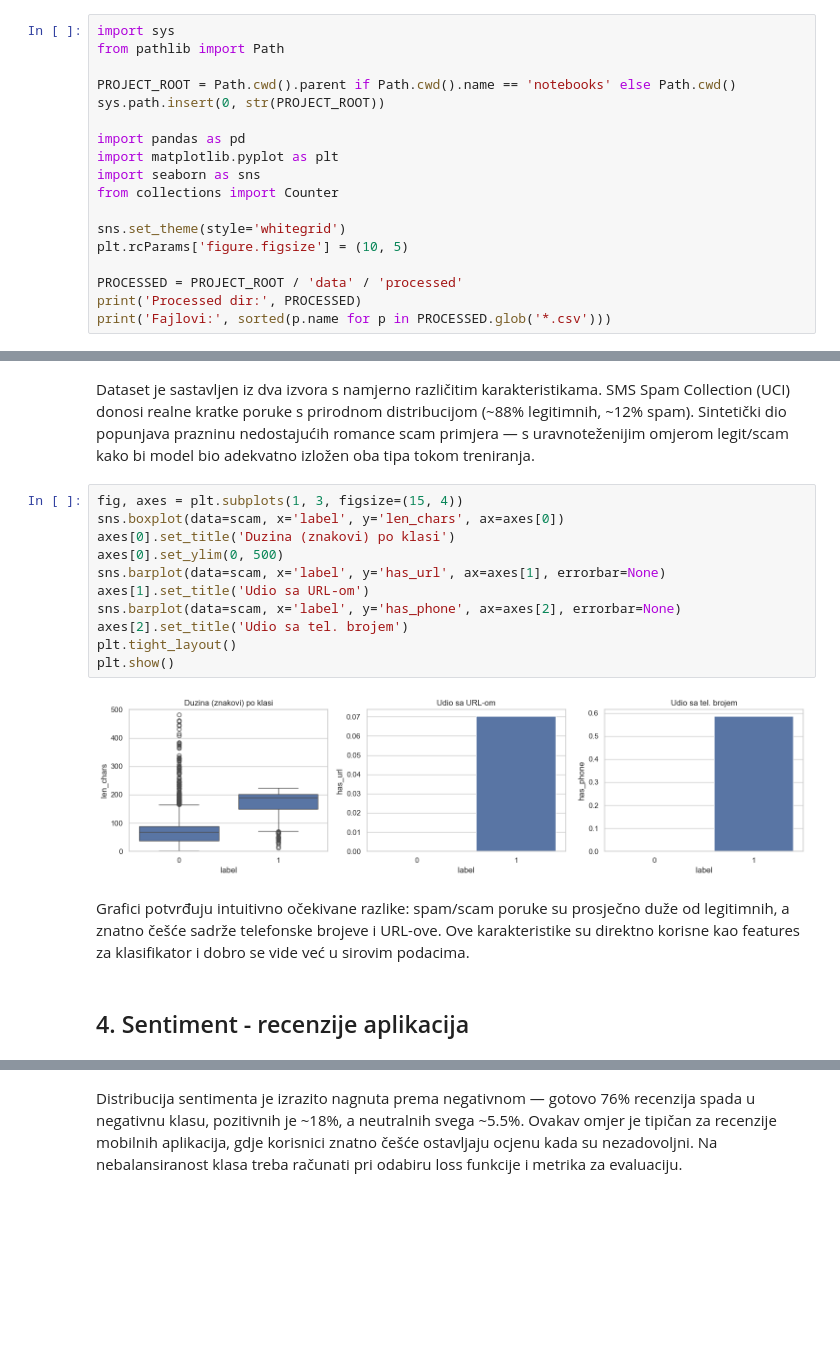
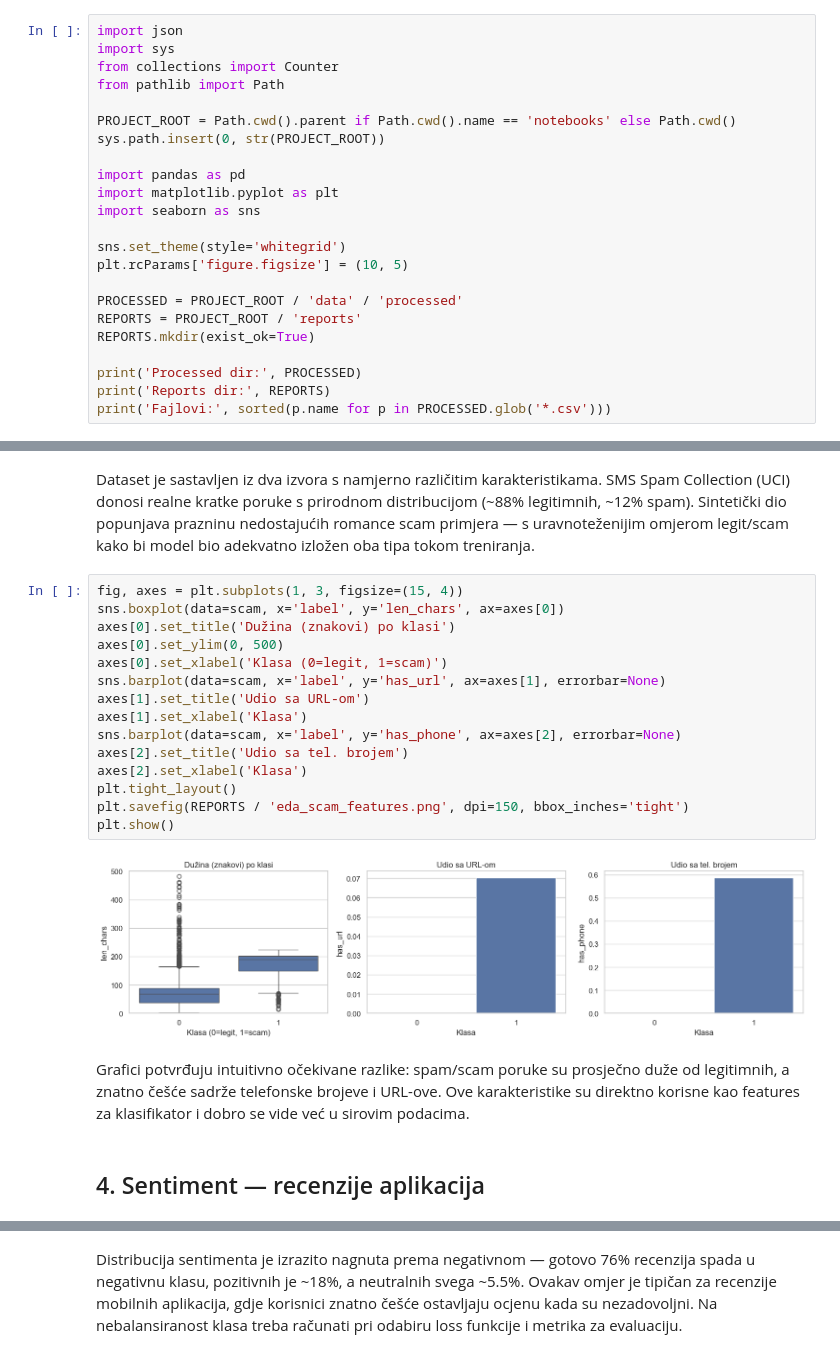
Before and after one commit to NBP-Tim-10/dating-nlp, a Jupyter notebook: notebooks/01_eda.ipynb, the cells around one changed output, grey strips where cells are left out. Drawn from its saved outputs; the diff is of its cells as text; blank space fills up the shorter version.

```diff
--- a/notebooks/01_eda.ipynb
+++ b/notebooks/01_eda.ipynb
@@ -13,7 +13,9 @@ Podaci su prikupljeni i obrađeni kroz pipeline s tri faze:
 
 Sve izlazne datoteke nalaze se u `data/processed/`.
 # %%
+import json
 import sys
+from collections import Counter
 from pathlib import Path
 
 PROJECT_ROOT = Path.cwd().parent if Path.cwd().name == 'notebooks' else Path.cwd()
@@ -22,12 +24,15 @@ sys.path.insert(0, str(PROJECT_ROOT))
 import pandas as pd
 import matplotlib.pyplot as plt
 import seaborn as sns
-from collections import Counter
 
 sns.set_theme(style='whitegrid')
 plt.rcParams['figure.figsize'] = (10, 5)
 
 PROCESSED = PROJECT_ROOT / 'data' / 'processed'
+REPORTS = PROJECT_ROOT / 'reports'
+REPORTS.mkdir(exist_ok=True)
+
 print('Processed dir:', PROCESSED)
+print('Reports dir:', REPORTS)
 print('Fajlovi:', sorted(p.name for p in PROCESSED.glob('*.csv')))
 # %% [output]
@@ -128,20 +148,24 @@ Dataset je sastavljen iz dva izvora s namjerno različitim karakteristikama. SMS
 # %%
 fig, axes = plt.subplots(1, 3, figsize=(15, 4))
 sns.boxplot(data=scam, x='label', y='len_chars', ax=axes[0])
-axes[0].set_title('Duzina (znakovi) po klasi')
+axes[0].set_title('Dužina (znakovi) po klasi')
 axes[0].set_ylim(0, 500)
+axes[0].set_xlabel('Klasa (0=legit, 1=scam)')
 sns.barplot(data=scam, x='label', y='has_url', ax=axes[1], errorbar=None)
 axes[1].set_title('Udio sa URL-om')
+axes[1].set_xlabel('Klasa')
 sns.barplot(data=scam, x='label', y='has_phone', ax=axes[2], errorbar=None)
 axes[2].set_title('Udio sa tel. brojem')
+axes[2].set_xlabel('Klasa')
 plt.tight_layout()
+plt.savefig(REPORTS / 'eda_scam_features.png', dpi=150, bbox_inches='tight')
 plt.show()
 # %% [output]
-[figure, old version]
+[figure, new version]
 # %% [markdown]
 Grafici potvrđuju intuitivno očekivane razlike: spam/scam poruke su prosječno duže od legitimnih, a znatno češće sadrže telefonske brojeve i URL-ove. Ove karakteristike su direktno korisne kao features za klasifikator i dobro se vide već u sirovim podacima.
 # %% [markdown]
-## 4. Sentiment - recenzije aplikacija
+## 4. Sentiment — recenzije aplikacija
 # %%
 rev_path = PROCESSED / 'sentiment_reviews_clean.csv'
 if rev_path.exists():
```
Also changed, not shown: parts of 17 cells of this notebook, 17 other files.
